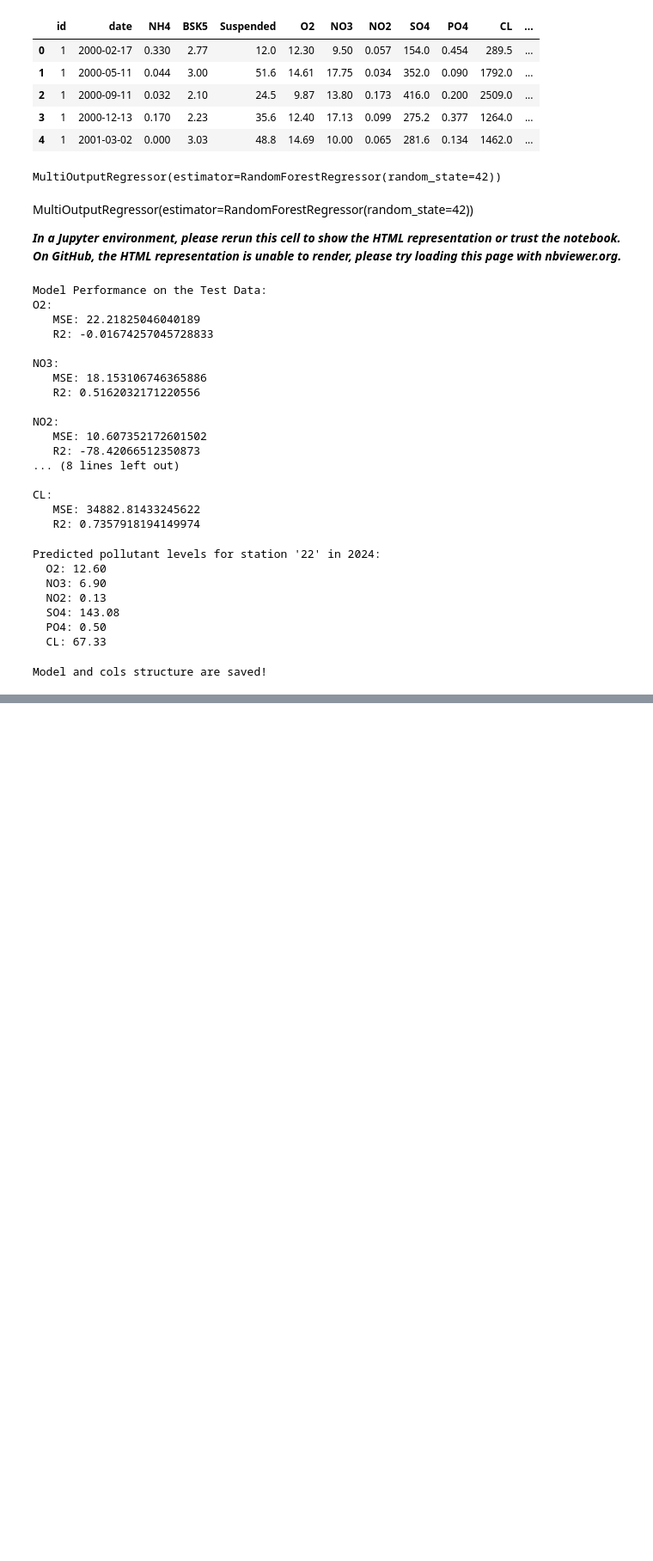
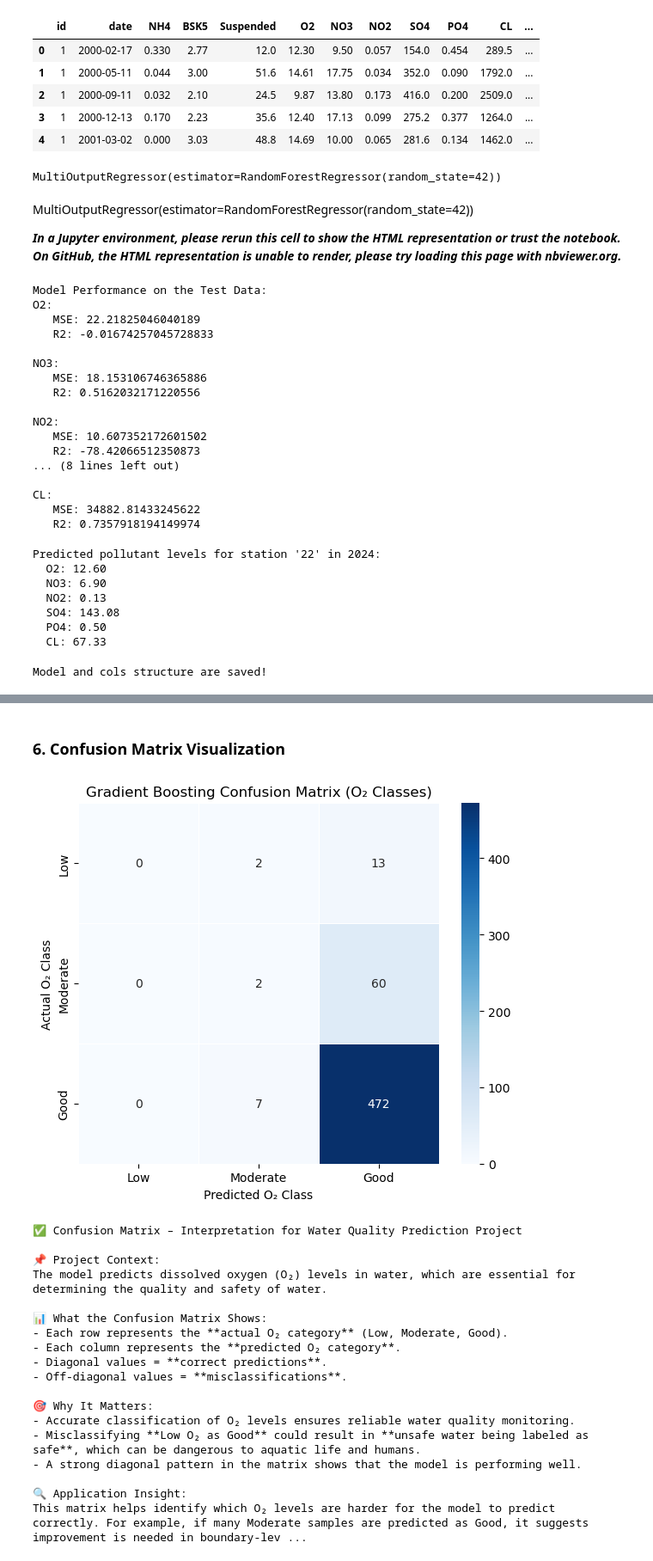
Before and after one commit to Kath395/WaterQualityPrediction_AICTE, a Jupyter notebook: WaterQualityPrediction.ipynb, the cells around one changed output, grey strips where cells are left out. Shown at 86% size. Cells and saved outputs as stored; diff of their text form; code cells hidden in the pictures; blank space fills up the shorter version.

```diff
--- a/WaterQualityPrediction.ipynb
+++ b/WaterQualityPrediction.ipynb
@@ -273,0 +541,80 @@ Model and cols structure are saved!
+# %% [markdown]
+###  6. Confusion Matrix Visualization
+# %%
+
+from sklearn.metrics import confusion_matrix
+import seaborn as sns
+import matplotlib.pyplot as plt
+import numpy as np
+
+# Step 1: Convert continuous O₂ values into classes
+def classify_o2_level(value):
+    if value < 4:
+        return 0  # Low
+    elif value < 6.5:
+        return 1  # Moderate
+    else:
+        return 2  # Good
+
+# Apply classification to y_test and y_pred
+y_test_class = np.array([classify_o2_level(val) for val in y_test])
+y_pred_class = np.array([classify_o2_level(val) for val in y_pred])
+
+# Step 2: Generate confusion matrix
+cm = confusion_matrix(y_test_class, y_pred_class)
+
+# Step 3: Plot the confusion matrix
+plt.figure(figsize=(6, 5))
+sns.heatmap(cm, annot=True, fmt='d', cmap='Blues', cbar=True, linewidths=0.5, square=True)
+
+plt.title("Gradient Boosting Confusion Matrix (O₂ Classes)")
+plt.xlabel("Predicted O₂ Class")
+plt.ylabel("Actual O₂ Class")
+plt.xticks(ticks=[0.5,1.5,2.5], labels=['Low', 'Moderate', 'Good'])
+plt.yticks(ticks=[0.5,1.5,2.5], labels=['Low', 'Moderate', 'Good'])
+plt.tight_layout()
+plt.show()
+
+# Step 4: Explanation to be printed as output
+explanation = """
+✅ Confusion Matrix – Interpretation for Water Quality Prediction Project
+
+📌 Project Context:
+The model predicts dissolved oxygen (O₂) levels in water, which are essential for determining the quality and safety of water.
+
+📊 What the Confusion Matrix Shows:
+- Each row represents the **actual O₂ category** (Low, Moderate, Good).
+- Each column represents the **predicted O₂ category**.
+- Diagonal values = **correct predictions**.
+- Off-diagonal values = **misclassifications**.
+
+🎯 Why It Matters:
+- Accurate classification of O₂ levels ensures reliable water quality monitoring.
+- Misclassifying **Low O₂ as Good** could result in **unsafe water being labeled as safe**, which can be dangerous to aquatic life and humans.
+- A strong diagonal pattern in the matrix shows that the model is performing well.
+
+🔍 Application Insight:
+This matrix helps identify which O₂ levels are harder for the model to predict correctly. For example, if many Moderate samples are predicted as Good, it suggests improvement is needed in boundary-level prediction accuracy.
+"""
+
+print(explanation)
+# %% [output]
+[figure, added]
+✅ Confusion Matrix – Interpretation for Water Quality Prediction Project
+
+📌 Project Context:
+The model predicts dissolved oxygen (O₂) levels in water, which are essential for determining the quality and safety of water.
+
+📊 What the Confusion Matrix Shows:
+- Each row represents the **actual O₂ category** (Low, Moderate, Good).
+- Each column represents the **predicted O₂ category**.
+- Diagonal values = **correct predictions**.
+- Off-diagonal values = **misclassifications**.
+
+🎯 Why It Matters:
+- Accurate classification of O₂ levels ensures reliable water quality monitoring.
+- Misclassifying **Low O₂ as Good** could result in **unsafe water being labeled as safe**, which can be dangerous to aquatic life and humans.
+- A strong diagonal pattern in the matrix shows that the model is performing well.
+
+🔍 Application Insight:
+This matrix helps identify which O₂ levels are harder for the model to predict correctly. For example, if many Moderate samples are predicted as Good, it suggests improvement is needed in boundary-lev ...
```
Also changed, not shown: parts of 25 cells of this notebook.
